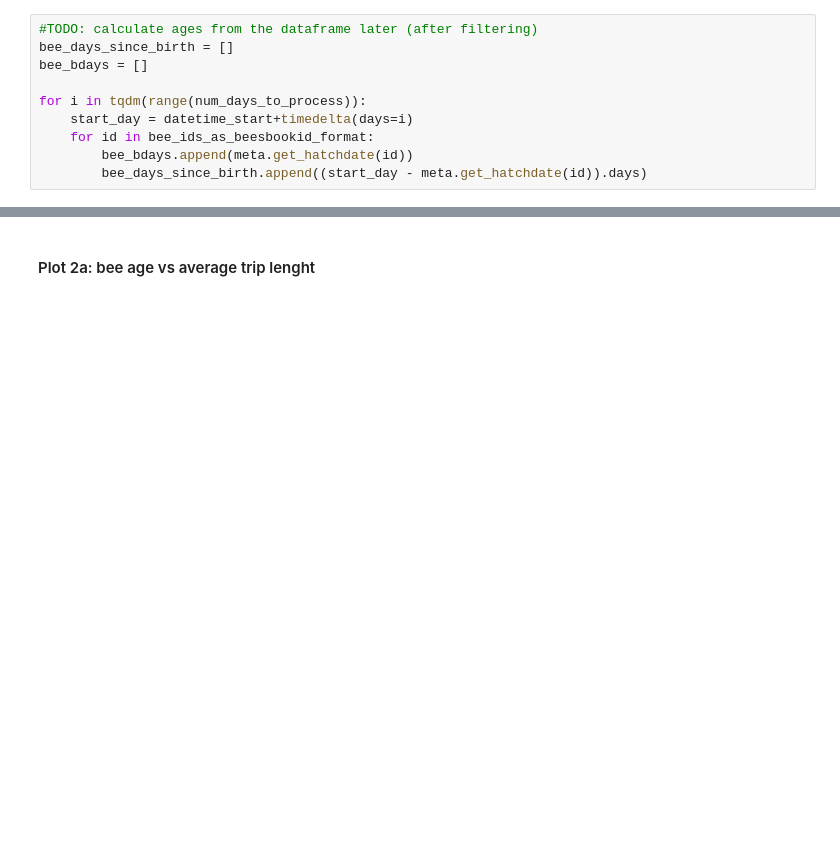
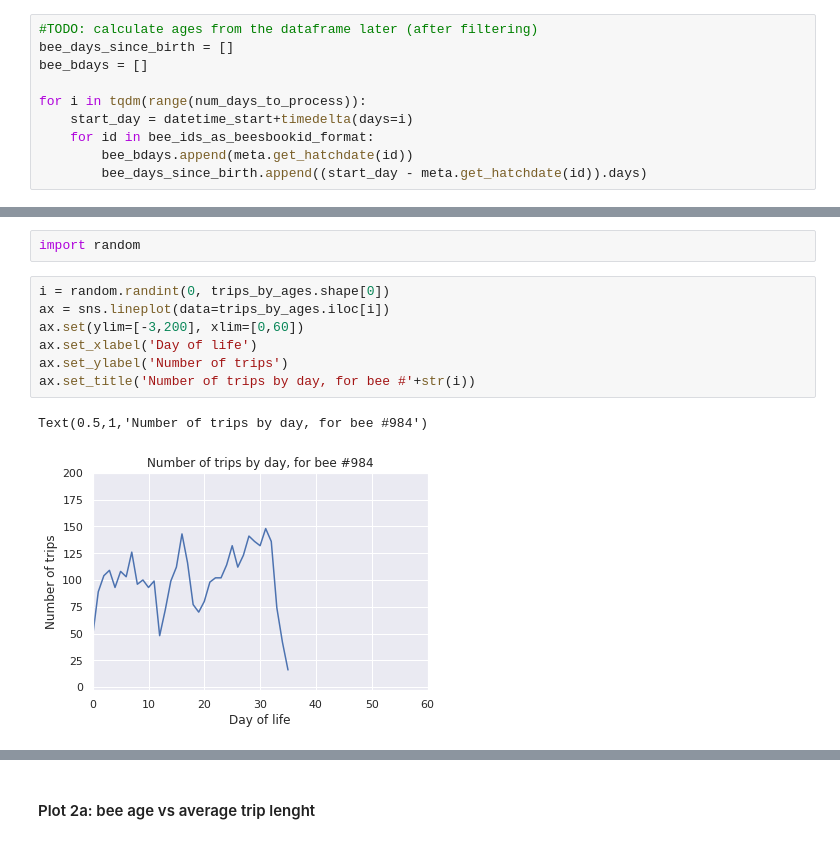
Before and after one commit to janek/Beesbook-life, a Jupyter notebook: Trips/TRIPS_MAIN_NOTEBOOK.ipynb, the cells around one changed output, grey strips where cells are left out. Drawn from its saved outputs; the diff is of its cells as text; blank space fills up the shorter version.

```diff
--- a/Trips/TRIPS_MAIN_NOTEBOOK.ipynb
+++ b/Trips/TRIPS_MAIN_NOTEBOOK.ipynb
@@ -387,0 +340,12 @@ summed_age.plot(x='age',y='amount',style='x')
+# %%
+import random
+# %%
+i = random.randint(0, trips_by_ages.shape[0])
+ax = sns.lineplot(data=trips_by_ages.iloc[i])
+ax.set(ylim=[-3,200], xlim=[0,60])
+ax.set_xlabel('Day of life')
+ax.set_ylabel('Number of trips')
+ax.set_title('Number of trips by day, for bee #'+str(i))
+# %% [output]
+Text(0.5,1,'Number of trips by day, for bee #984')
+[figure, added]
```
Also changed, not shown: parts of 41 cells of this notebook, 6 other files.
